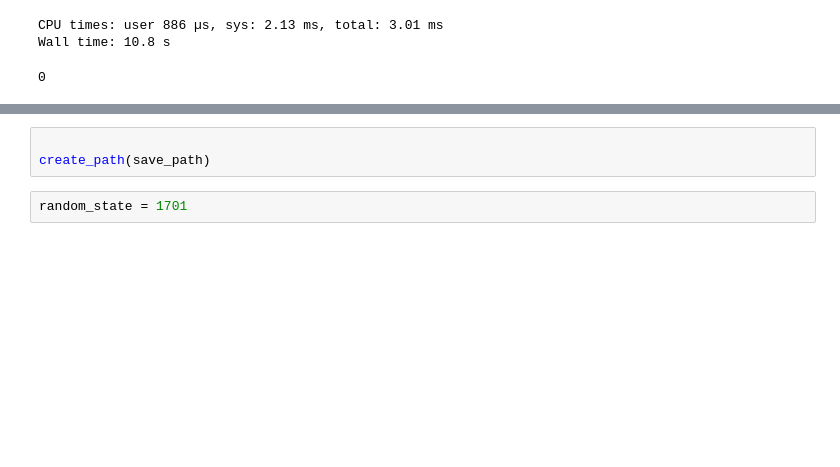
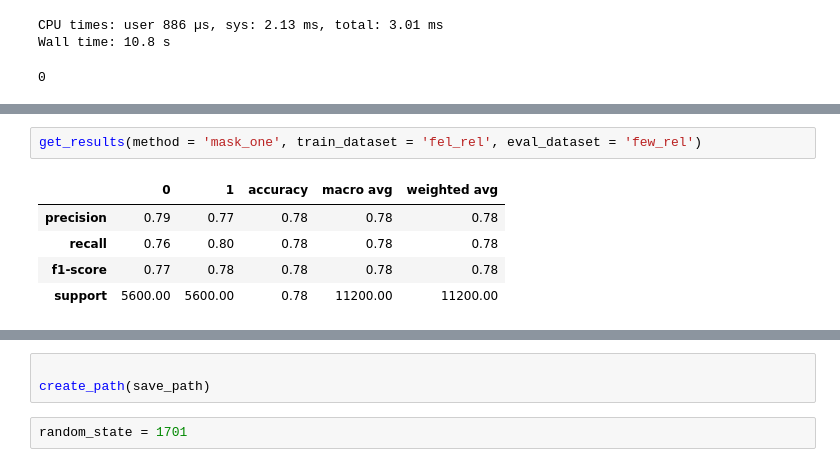
Before and after one commit to md-experiments/re-match-the-blanks, a Jupyter notebook: notebooks/Generating Data.ipynb, the cells around one changed output, grey strips where cells are left out. Saved outputs shown, nothing was run; the diff lists cells and outputs as text; blank space fills up the shorter version.

```diff
--- a/notebooks/Generating Data.ipynb
+++ b/notebooks/Generating Data.ipynb
@@ -115,0 +71,8 @@ round(246915368/10e5,1)
+# %%
+get_results(method = 'mask_one', train_dataset = 'fel_rel', eval_dataset = 'few_rel')
+# %% [output]
+|  | 0 | 1 | accuracy | macro avg | weighted avg |
+| precision | 0.79 | 0.77 | 0.78 | 0.78 | 0.78 |
+| recall | 0.76 | 0.80 | 0.78 | 0.78 | 0.78 |
+| f1-score | 0.77 | 0.78 | 0.78 | 0.78 | 0.78 |
+| support | 5600.00 | 5600.00 | 0.78 | 11200.00 | 11200.00 |
```
Also changed, not shown: parts of 18 cells of this notebook, 2 other files.
